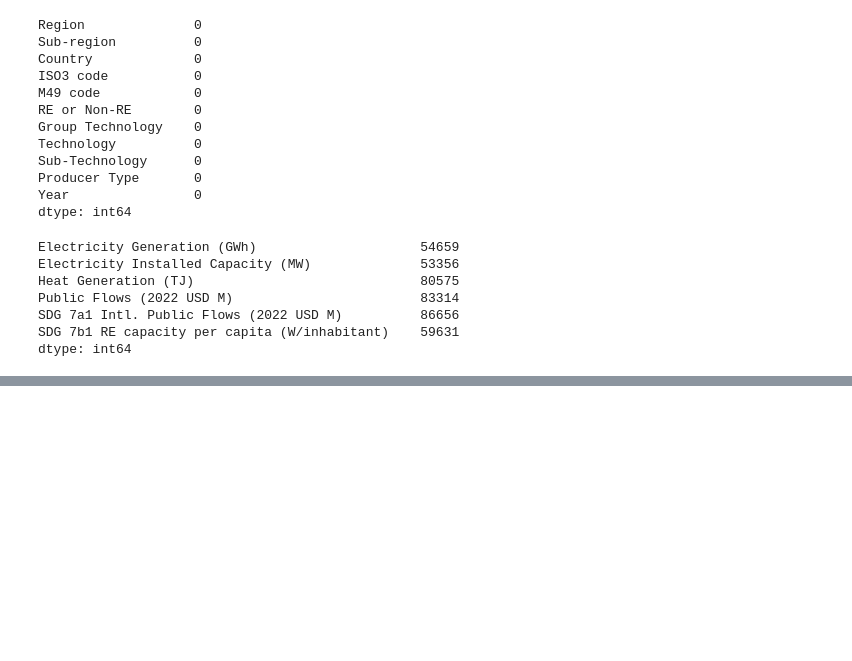
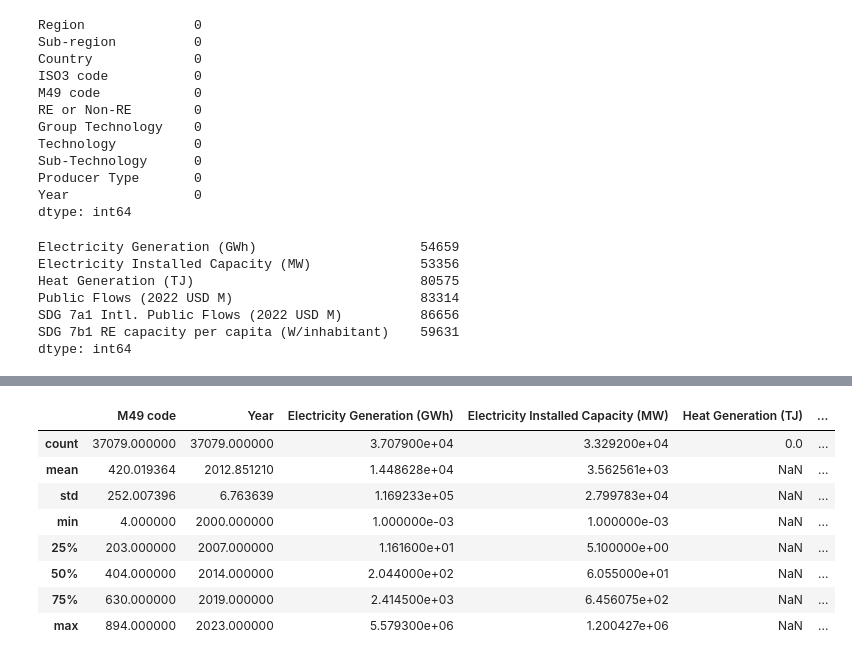
Before and after one commit to anitajn86/Renewable_Energy_Capacity_-_Generation, a Jupyter notebook: IRENA_analysis.ipynb, the cells around one changed output, grey strips where cells are left out. Drawn from its saved outputs; the diff is of its cells as text; code cells hidden in the pictures; blank space fills up the shorter version.

```diff
--- a/IRENA_analysis.ipynb
+++ b/IRENA_analysis.ipynb
@@ -231,0 +267,14 @@ print(TCR)
+# %%
+generation_df = generation_df[generation_df["Electricity Generation (GWh)"] >= 0]
+# %%
+generation_df.describe()
+# %% [output]
+|  | M49 code | Year | Electricity Generation (GWh) | Electricity Installed Capacity (MW) | Heat Generation (TJ) | ... |
+| count | 37079.000000 | 37079.000000 | 3.707900e+04 | 3.329200e+04 | 0.0 | ... |
+| mean | 420.019364 | 2012.851210 | 1.448628e+04 | 3.562561e+03 | NaN | ... |
+| std | 252.007396 | 6.763639 | 1.169233e+05 | 2.799783e+04 | NaN | ... |
+| min | 4.000000 | 2000.000000 | 1.000000e-03 | 1.000000e-03 | NaN | ... |
+| 25% | 203.000000 | 2007.000000 | 1.161600e+01 | 5.100000e+00 | NaN | ... |
+| 50% | 404.000000 | 2014.000000 | 2.044000e+02 | 6.055000e+01 | NaN | ... |
+| 75% | 630.000000 | 2019.000000 | 2.414500e+03 | 6.456075e+02 | NaN | ... |
+| max | 894.000000 | 2023.000000 | 5.579300e+06 | 1.200427e+06 | NaN | ... |
```
Also changed, not shown: parts of 35 cells of this notebook, 4 other files.
